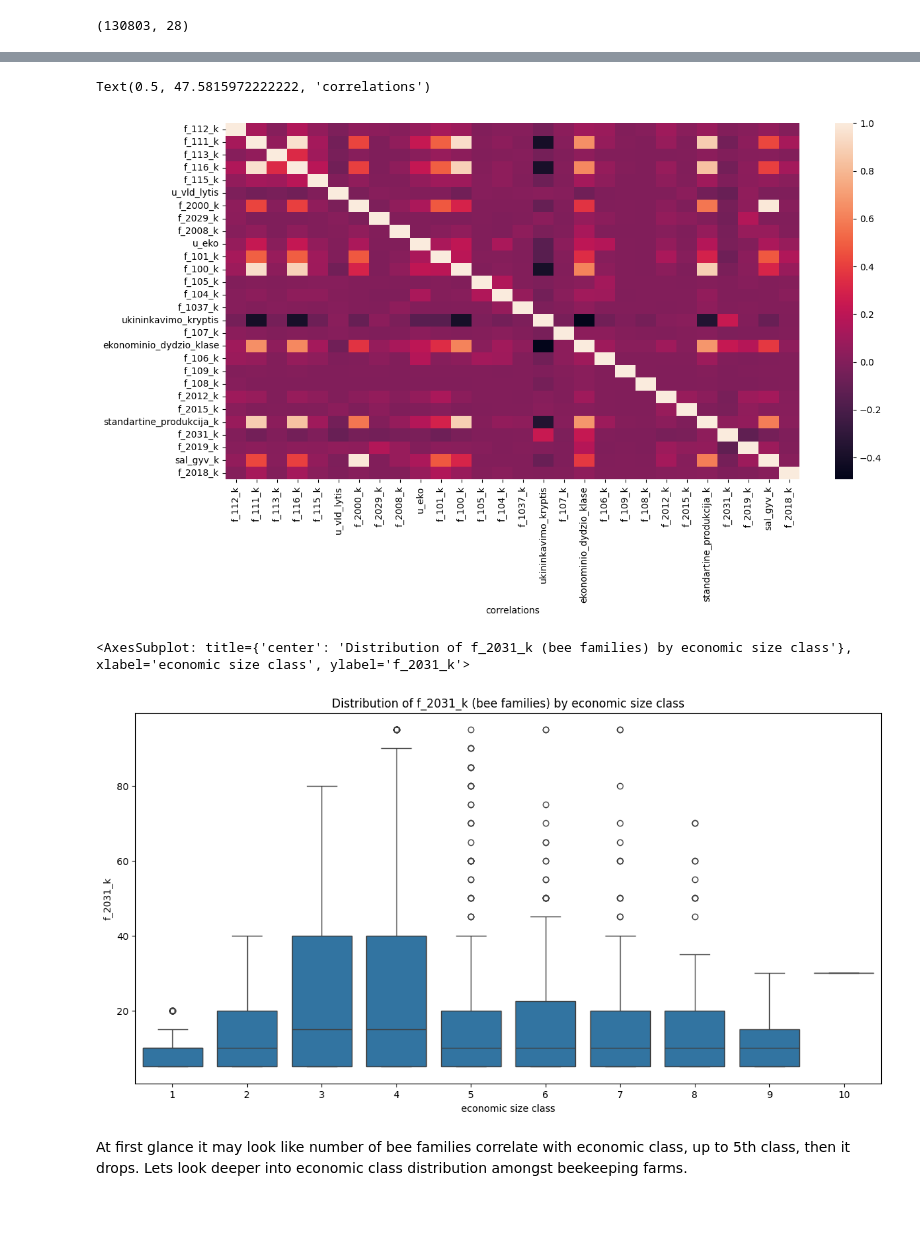
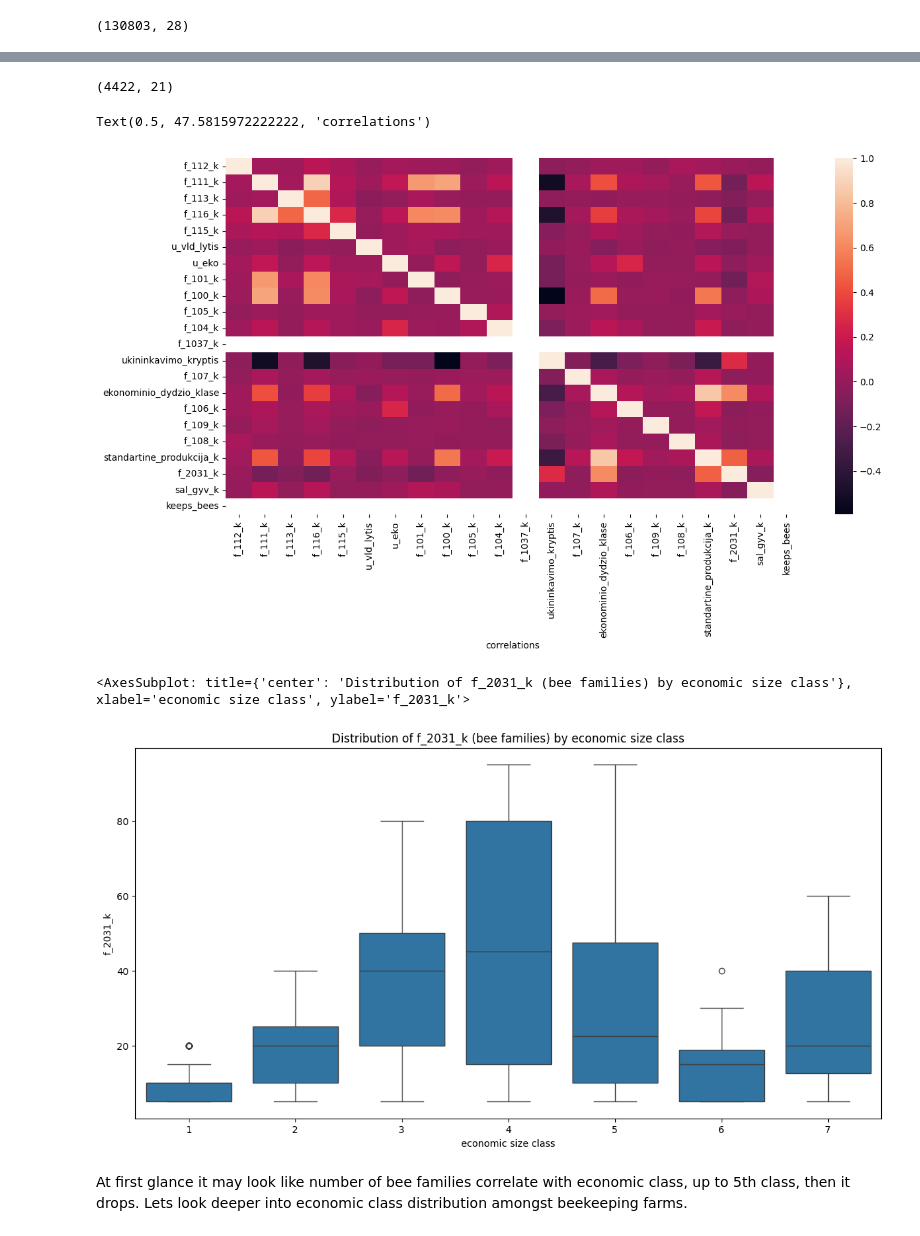
Before and after one commit to plerixus/Lithuanian_agriculture_analysis_2020, a Jupyter notebook: notebooks/beekeeping.ipynb, the cells around one changed output, grey strips where cells are left out. Cells and saved outputs as stored; diff of their text form; code cells hidden in the pictures.

Commit message:
limited analysis to smaller farms

```diff
--- a/notebooks/beekeeping.ipynb
+++ b/notebooks/beekeeping.ipynb
@@ -23,3 +23,6 @@ farm_df = remove_exceptions_from_df(farm_df)
 farm_df.shape
 # %% [output]
 (130803, 28)
+# %%
+farm_df = prep_df_for_isolated_analysis(farm_df,'f_2031_k')
+farm_df
@@ -26,14 +44,19 @@ farm_df.shape
+# %%
+farm_df.shape
+# %% [output]
+(4422, 21)
 # %%
 #filtering df to only keep those that actually keep bees and limiting economic class since there are few farms that actually fit the category and it would scew the data
-df_filtered = farm_df[(farm_df['f_2031_k'] != 0) & (farm_df['ekonominio_dydzio_klase'] < 11)]
-
+#Also limitig land size since we are interested in smaller farms
+df_filtered = farm_df[
+    (farm_df['f_116_k'] <= 25) & (farm_df['ekonominio_dydzio_klase'] < 11)]
 cor_matrix = df_filtered.corr(numeric_only=True)
 plt.figure(figsize=(14,7))
 sns.heatmap(data=cor_matrix, annot=False)
 plt.xlabel("correlations")
 # %% [output]
 Text(0.5, 47.5815972222222, 'correlations')
-[figure, old version]
+[figure, new version]
 # %%
 plt.figure(figsize=(14, 7))
 plt.title("Distribution of f_2031_k (bee families) by economic size class")
@@ -41,7 +64,7 @@ plt.xlabel("economic size class")
 sns.boxplot(x='ekonominio_dydzio_klase', y='f_2031_k', data=df_filtered)
 # %% [output]
 <AxesSubplot: title={'center': 'Distribution of f_2031_k (bee families) by economic size class'}, xlabel='economic size class', ylabel='f_2031_k'>
-[figure, old version]
+[figure, new version]
 # %% [markdown]
 At first glance it may look like number of bee families correlate with economic class, up to 5th class, then it drops.
 Lets look deeper into economic class distribution amongst beekeeping farms.
```
Also changed, not shown: parts of 10 cells of this notebook, 1 other file.
